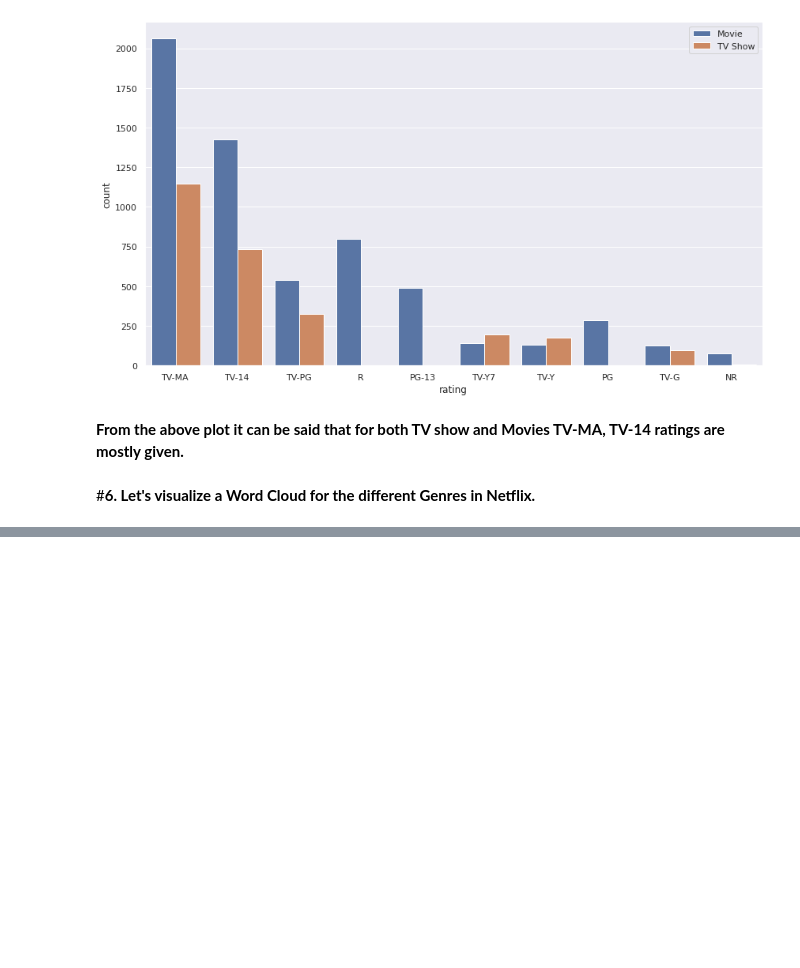
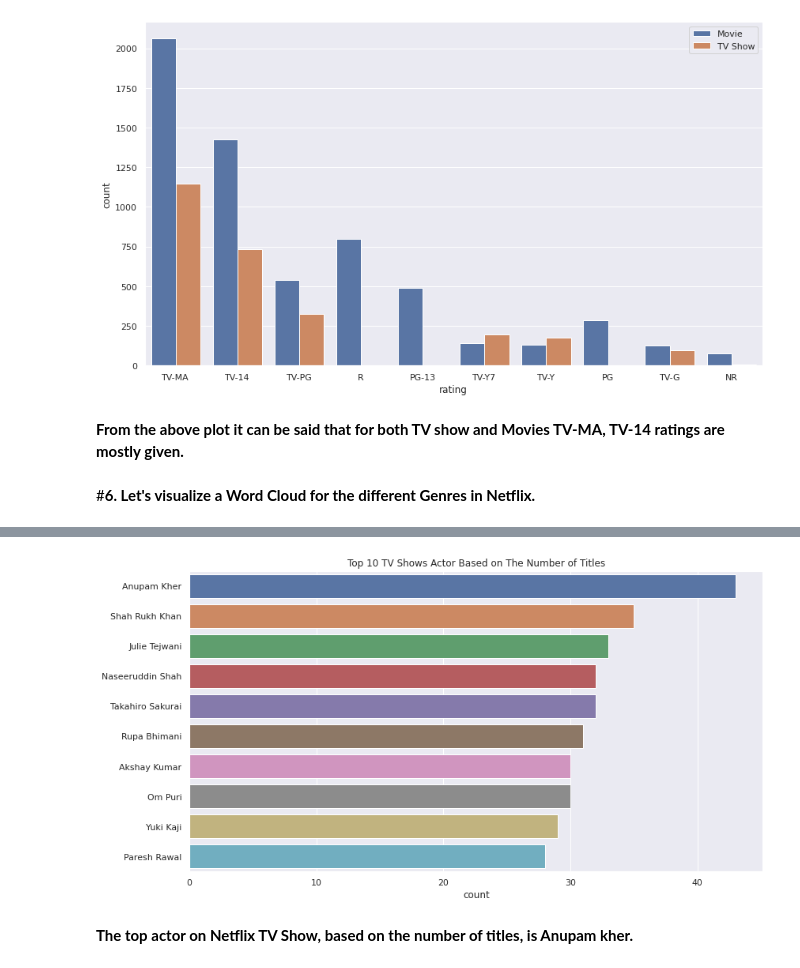
Before and after one commit to Kousikdutta1/Netflix-Shows-and-Movies-Dataset-Analysis, a Jupyter notebook: Netflix_Data_Analysis.ipynb, the cells around one changed output, grey strips where cells are left out. Cells and saved outputs as stored; diff of their text form; code cells hidden in the pictures; blank space fills up the shorter version.

```diff
--- a/Netflix_Data_Analysis.ipynb
+++ b/Netflix_Data_Analysis.ipynb
@@ -732,0 +748,5 @@ plt.show();
+# %%
+# Let's first get the actors name from cast.
+
+filtered_cast_shows = netflix_df[netflix_df['cast'] != 'Unavailable'].set_index('title')['cast'].str.split(', ', expand=True).stack().reset_index(level=1, drop=True)
+print(filtered_cast_shows)
@@ -732,0 +783,11 @@ plt.show();
+# %%
+# Let's plot a countplot to visualize the top actors on NETFLIX.
+
+plt.figure(figsize=(13,7))
+plt.title('Top 10 TV Shows Actor Based on The Number of Titles')
+sns.countplot(y = filtered_cast_shows, order=filtered_cast_shows.value_counts().index[:10])
+plt.show()
+# %% [output]
+[figure, added]
+# %% [markdown]
+**The top actor on Netflix TV Show, based on the number of titles, is Anupam kher.**
```
Also changed, not shown: parts of 7 cells of this notebook.
